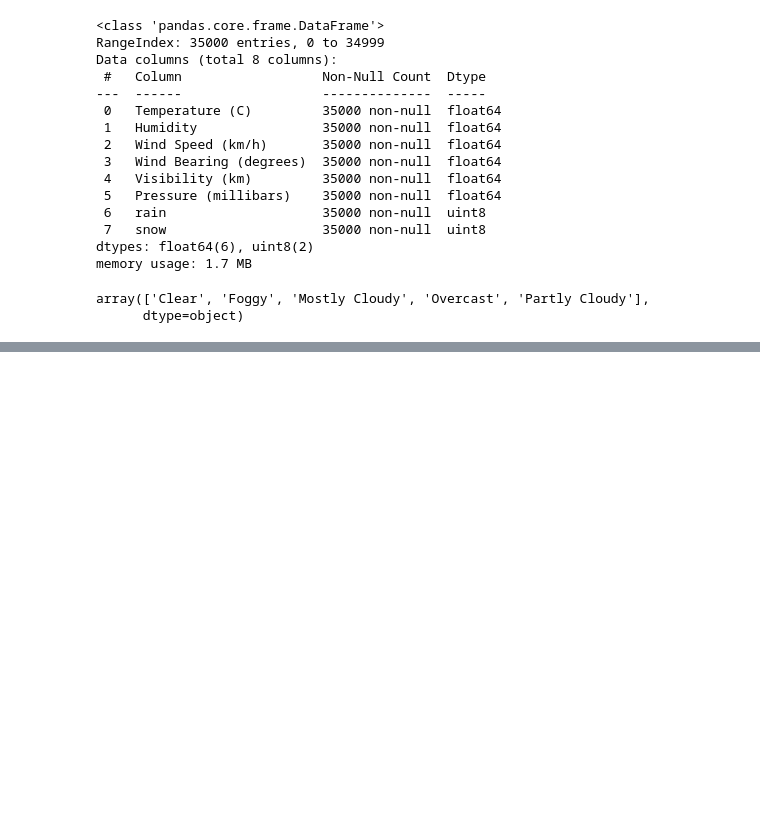
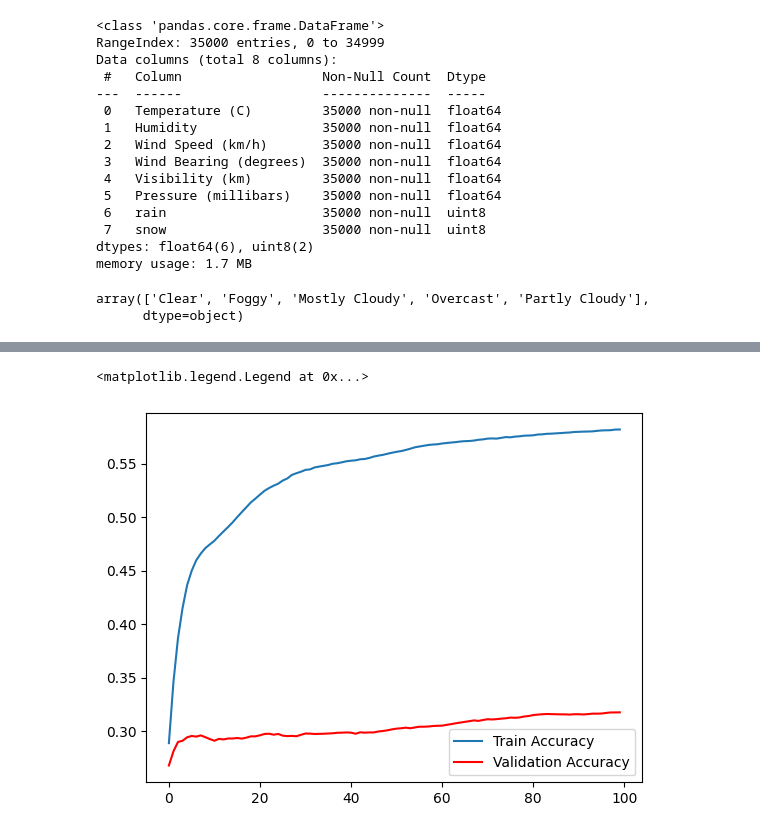
Before and after one commit to AshuAhlawat/SURE-Trust, a Jupyter notebook: G32/ML/logistic regression.ipynb, the cells around one changed output, grey strips where cells are left out. Cells and saved outputs as stored; diff of their text form; code cells hidden in the pictures; blank space fills up the shorter version.

```diff
--- a/G32/ML/logistic regression.ipynb
+++ b/G32/ML/logistic regression.ipynb
@@ -225,0 +226,7 @@ humid = (0.5 - org_mean["Humidity "])
+# %%
+plt.plot(range(100),history_df["accuracy"])
+plt.plot(range(100),history_df["val_accuracy"], c="red")
+plt.legend(["Train Accuracy", "Validation Accuracy"])
+# %% [output]
+<matplotlib.legend.Legend at 0x...>
+[figure, added]
```
Also changed, not shown: parts of 18 cells of this notebook, 1 other file.
